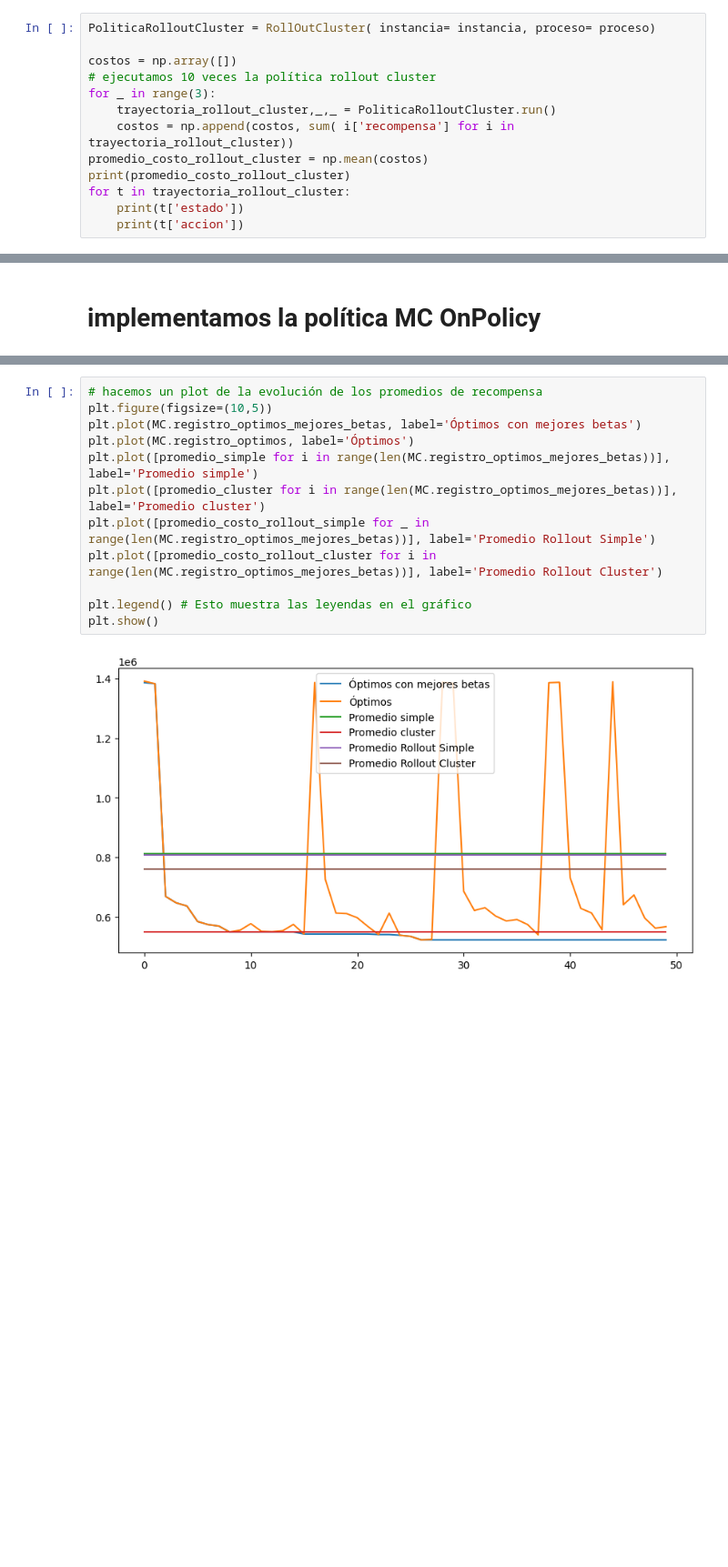
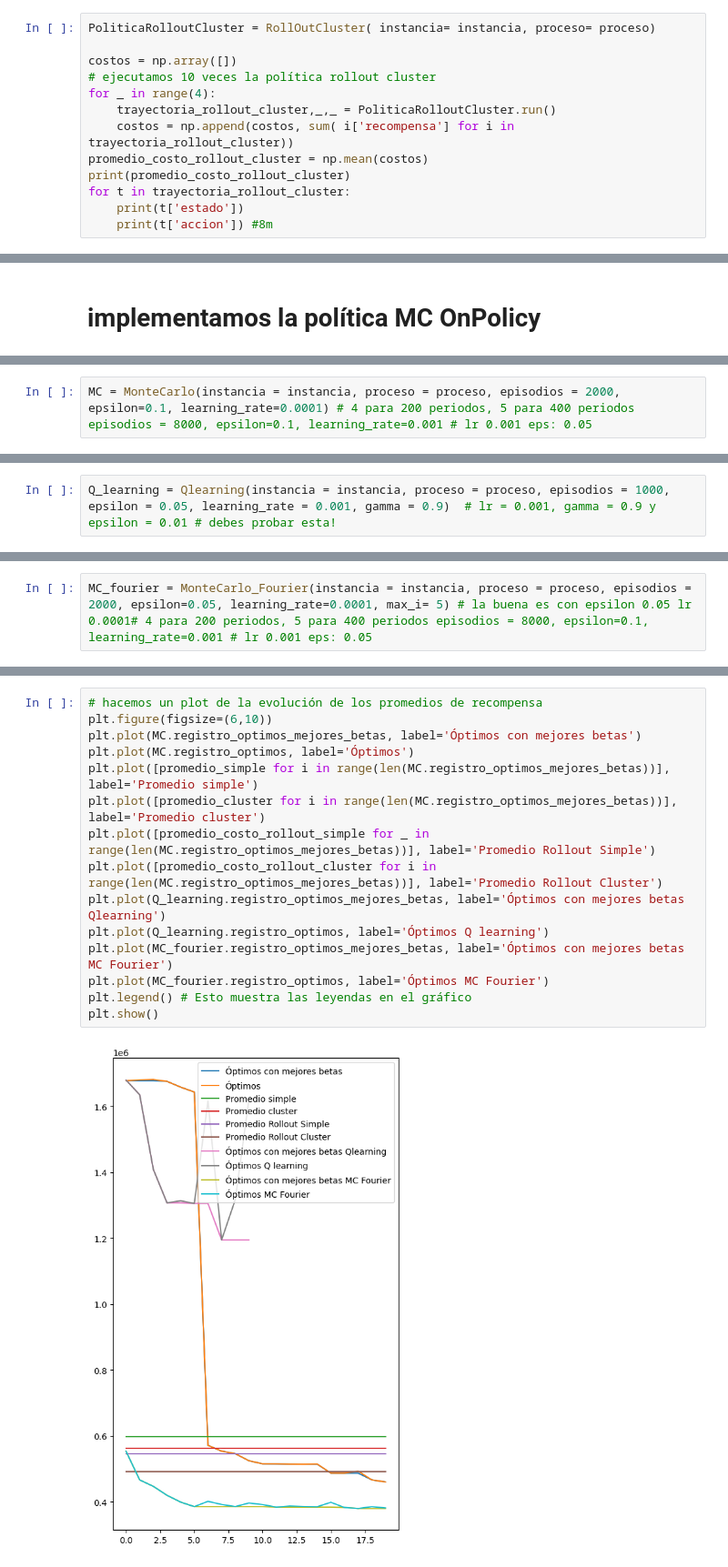
Before and after one commit to MFMayol/Tesis-RL, a Jupyter notebook: TesisFinal/pruebas.ipynb, the cells around one changed output, grey strips where cells are left out. Shown at 91% size. Saved outputs shown, nothing was run; the diff lists cells and outputs as text; blank space fills up the shorter version.

```diff
--- a/TesisFinal/pruebas.ipynb
+++ b/TesisFinal/pruebas.ipynb
@@ -196,12 +258,12 @@ PoliticaRolloutCluster = RollOutCluster( instancia= instancia, proceso= proceso)
 
 costos = np.array([])
 # ejecutamos 10 veces la política rollout cluster
-for _ in range(3):
+for _ in range(4):
     trayectoria_rollout_cluster,_,_ = PoliticaRolloutCluster.run()
     costos = np.append(costos, sum( i['recompensa'] for i in trayectoria_rollout_cluster))
 promedio_costo_rollout_cluster = np.mean(costos)
 print(promedio_costo_rollout_cluster)
 for t in trayectoria_rollout_cluster:
     print(t['estado'])
-    print(t['accion'])
+    print(t['accion']) #8m
 # %% [output]
@@ -229 +293,3 @@ MC = MonteCarlo(instancia = instancia, proceso = proceso, episodios = 5000, epsi
+# %%
+MC = MonteCarlo(instancia = instancia, proceso = proceso, episodios = 2000, epsilon=0.1, learning_rate=0.0001) # 4 para 200 periodos, 5 para 400 periodos episodios = 8000, epsilon=0.1, learning_rate=0.001 # lr 0.001 eps: 0.05
 # %%
@@ -259,0 +323,2 @@ for t in trayectoria_MC:
+# %%
+Q_learning = Qlearning(instancia = instancia, proceso = proceso, episodios = 1000, epsilon = 0.05, learning_rate = 0.001, gamma = 0.9)  # lr = 0.001, gamma = 0.9 y epsilon = 0.01 # debes probar esta!
@@ -259,0 +329,2 @@ for t in trayectoria_MC:
+# %%
+MC_fourier = MonteCarlo_Fourier(instancia = instancia, proceso = proceso, episodios = 2000, epsilon=0.05, learning_rate=0.0001, max_i= 5) # la buena es con epsilon 0.05 lr 0.0001# 4 para 200 periodos, 5 para 400 periodos episodios = 8000, epsilon=0.1, learning_rate=0.001 # lr 0.001 eps: 0.05
@@ -272,14 +349,17 @@ print(MC.registro_optimos_mejores_betas[len(MC.registro_optimos_mejores_betas)-1
 # %%
 # hacemos un plot de la evolución de los promedios de recompensa
-plt.figure(figsize=(10,5))
+plt.figure(figsize=(6,10))
 plt.plot(MC.registro_optimos_mejores_betas, label='Óptimos con mejores betas')
 plt.plot(MC.registro_optimos, label='Óptimos')
 plt.plot([promedio_simple for i in range(len(MC.registro_optimos_mejores_betas))], label='Promedio simple')
 plt.plot([promedio_cluster for i in range(len(MC.registro_optimos_mejores_betas))], label='Promedio cluster')
 plt.plot([promedio_costo_rollout_simple for _ in range(len(MC.registro_optimos_mejores_betas))], label='Promedio Rollout Simple')
 plt.plot([promedio_costo_rollout_cluster for i in range(len(MC.registro_optimos_mejores_betas))], label='Promedio Rollout Cluster')
-
+plt.plot(Q_learning.registro_optimos_mejores_betas, label='Óptimos con mejores betas Qlearning')
+plt.plot(Q_learning.registro_optimos, label='Óptimos Q learning')
+plt.plot(MC_fourier.registro_optimos_mejores_betas, label='Óptimos con mejores betas MC Fourier')
+plt.plot(MC_fourier.registro_optimos, label='Óptimos MC Fourier')
 plt.legend() # Esto muestra las leyendas en el gráfico
 plt.show()
 # %% [output]
-[figure, old version]
+[figure, new version]
```
Also changed, not shown: parts of 32 cells of this notebook, 22 other files.
